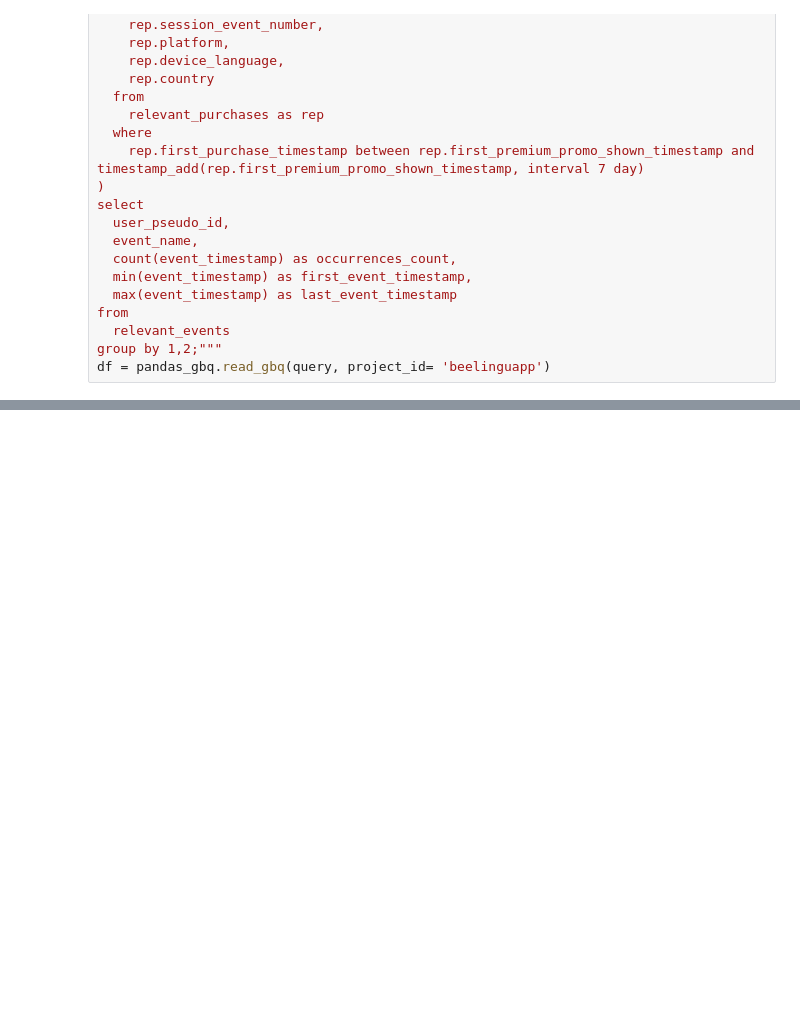
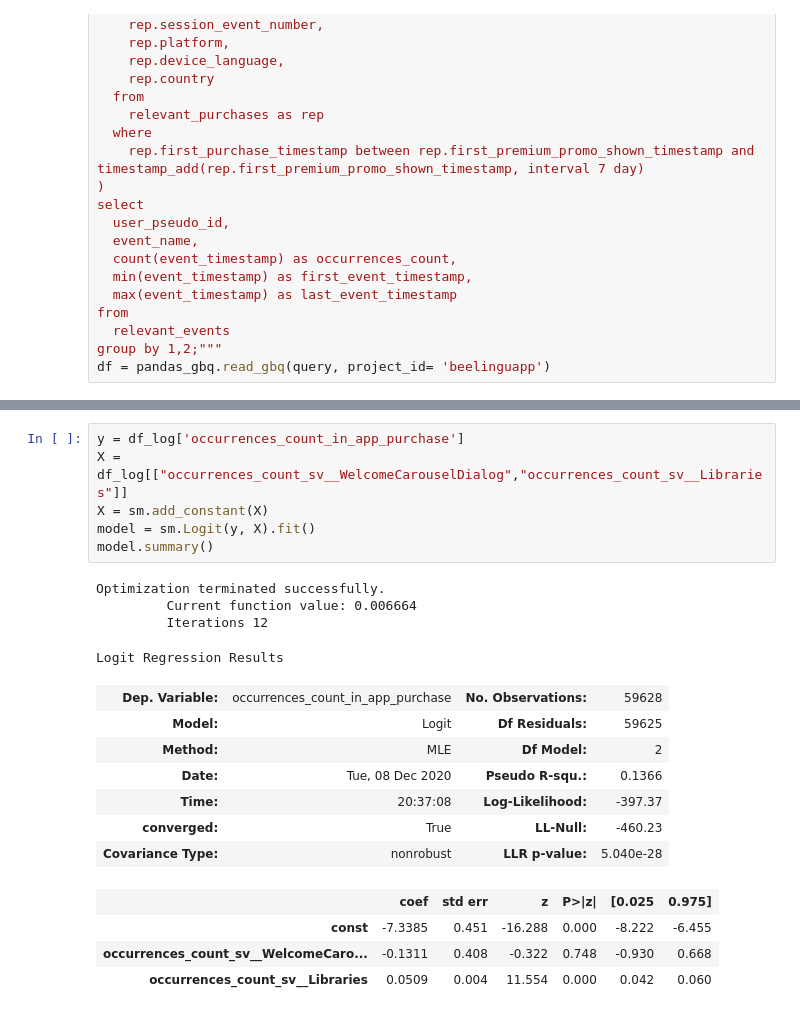
Before and after one commit to danielquer/ironhack-project-2, a Jupyter notebook: Project2_first.ipynb, the cells around one changed output, grey strips where cells are left out. Drawn from its saved outputs; the diff is of its cells as text; blank space fills up the shorter version.

```diff
--- a/Project2_first.ipynb
+++ b/Project2_first.ipynb
@@ -210,0 +333,22 @@ df.to_csv
+# %%
+y = df_log['occurrences_count_in_app_purchase']
+X = df_log[["occurrences_count_sv__WelcomeCarouselDialog","occurrences_count_sv__Libraries"]]
+X = sm.add_constant(X)
+model = sm.Logit(y, X).fit()
+model.summary()
+# %% [output]
+Optimization terminated successfully.
+         Current function value: 0.006664
+         Iterations 12
+Logit Regression Results
+| Dep. Variable: | occurrences_count_in_app_purchase | No. Observations: | 59628 |
+| Model: | Logit | Df Residuals: | 59625 |
+| Method: | MLE | Df Model: | 2 |
+| Date: | Tue, 08 Dec 2020 | Pseudo R-squ.: | 0.1366 |
+| Time: | 20:37:08 | Log-Likelihood: | -397.37 |
+| converged: | True | LL-Null: | -460.23 |
+| Covariance Type: | nonrobust | LLR p-value: | 5.040e-28 |
+|  | coef | std err | z | P>|z| | [0.025 | 0.975] |
+| const | -7.3385 | 0.451 | -16.288 | 0.000 | -8.222 | -6.455 |
+| occurrences_count_sv__WelcomeCaro... | -0.1311 | 0.408 | -0.322 | 0.748 | -0.930 | 0.668 |
+| occurrences_count_sv__Libraries | 0.0509 | 0.004 | 11.554 | 0.000 | 0.042 | 0.060 |
```
Also changed, not shown: parts of 19 cells of this notebook, 1 other file.
